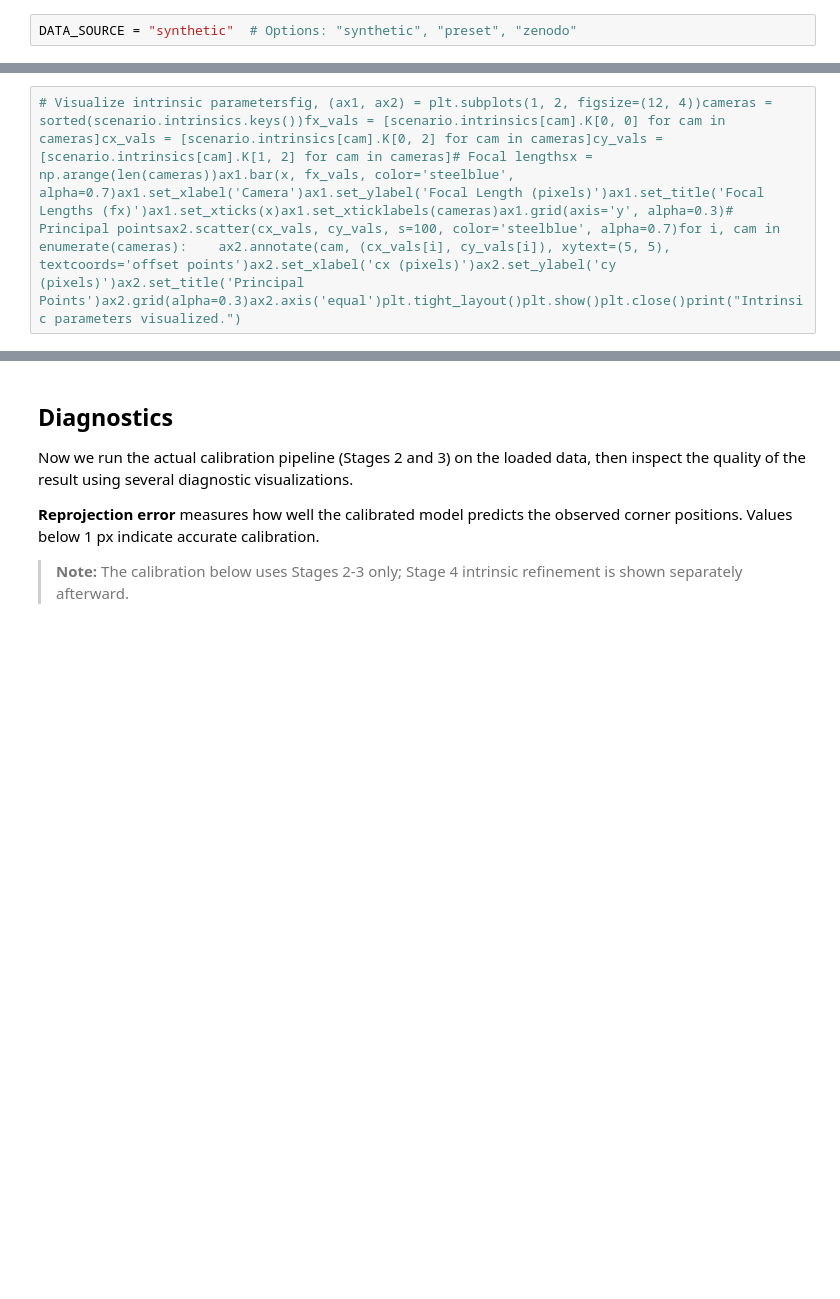
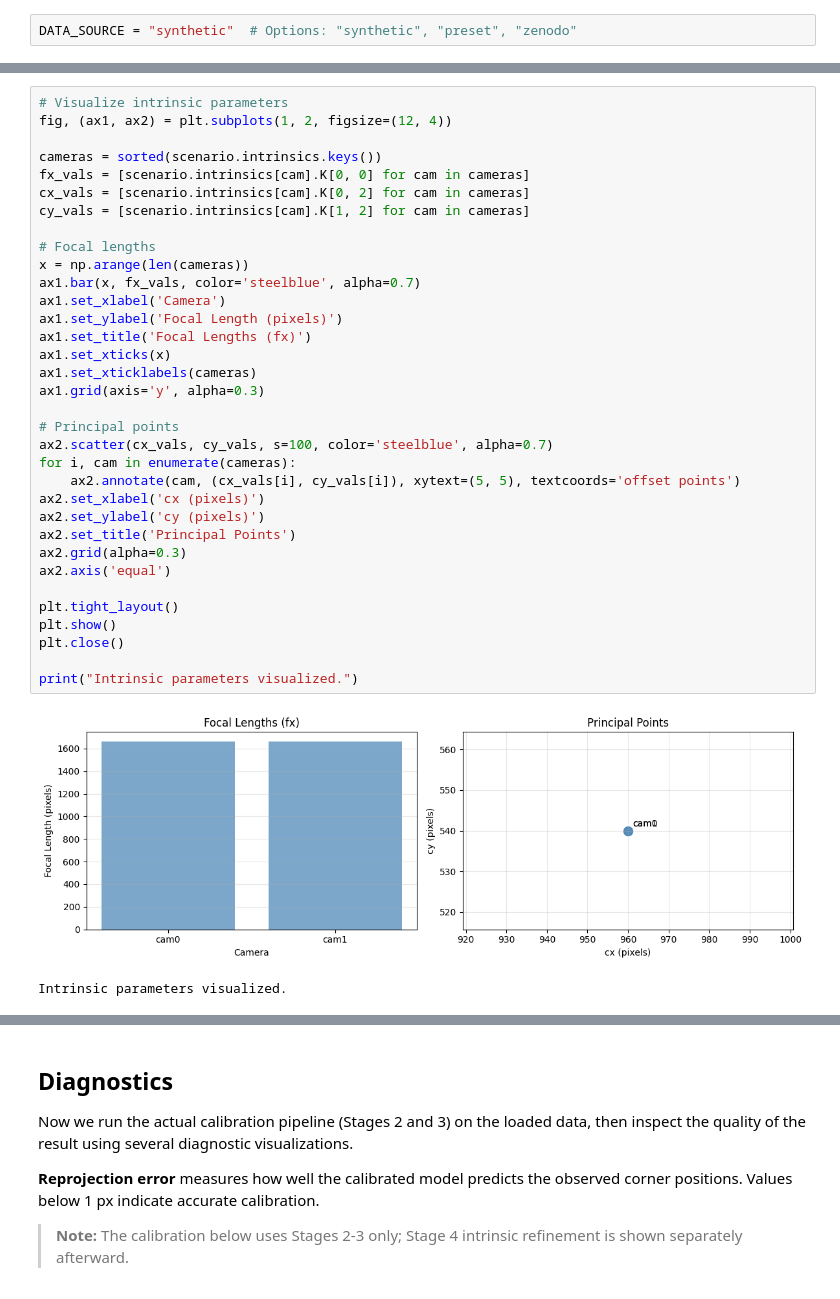
Before and after one commit to tlancaster6/AquaCal, a Jupyter notebook: docs/tutorials/01_full_pipeline.ipynb, the cells around one changed output, grey strips where cells are left out. Drawn from its saved outputs; the diff is of its cells as text; blank space fills up the shorter version.

```diff
--- a/docs/tutorials/01_full_pipeline.ipynb
+++ b/docs/tutorials/01_full_pipeline.ipynb
@@ -21,3 +115,38 @@ if DATA_SOURCE == "synthetic":    # Generate small synthetic rig (2 cameras, 10
 # %%
-# Visualize intrinsic parametersfig, (ax1, ax2) = plt.subplots(1, 2, figsize=(12, 4))cameras = sorted(scenario.intrinsics.keys())fx_vals = [scenario.intrinsics[cam].K[0, 0] for cam in cameras]cx_vals = [scenario.intrinsics[cam].K[0, 2] for cam in cameras]cy_vals = [scenario.intrinsics[cam].K[1, 2] for cam in cameras]# Focal lengthsx = np.arange(len(cameras))ax1.bar(x, fx_vals, color='steelblue', alpha=0.7)ax1.set_xlabel('Camera')ax1.set_ylabel('Focal Length (pixels)')ax1.set_title('Focal Lengths (fx)')ax1.set_xticks(x)ax1.set_xticklabels(cameras)ax1.grid(axis='y', alpha=0.3)# Principal pointsax2.scatter(cx_vals, cy_vals, s=100, color='steelblue', alpha=0.7)for i, cam in enumerate(cameras):    ax2.annotate(cam, (cx_vals[i], cy_vals[i]), xytext=(5, 5), textcoords='offset points')ax2.set_xlabel('cx (pixels)')ax2.set_ylabel('cy (pixels)')ax2.set_title('Principal Points')ax2.grid(alpha=0.3)ax2.axis('equal')plt.tight_layout()plt.show()plt.close()print("Intrinsic parameters visualized.")
+# Visualize intrinsic parameters
+fig, (ax1, ax2) = plt.subplots(1, 2, figsize=(12, 4))
+
+cameras = sorted(scenario.intrinsics.keys())
+fx_vals = [scenario.intrinsics[cam].K[0, 0] for cam in cameras]
+cx_vals = [scenario.intrinsics[cam].K[0, 2] for cam in cameras]
+cy_vals = [scenario.intrinsics[cam].K[1, 2] for cam in cameras]
+
+# Focal lengths
+x = np.arange(len(cameras))
+ax1.bar(x, fx_vals, color='steelblue', alpha=0.7)
+ax1.set_xlabel('Camera')
+ax1.set_ylabel('Focal Length (pixels)')
+ax1.set_title('Focal Lengths (fx)')
+ax1.set_xticks(x)
+ax1.set_xticklabels(cameras)
+ax1.grid(axis='y', alpha=0.3)
+
+# Principal points
+ax2.scatter(cx_vals, cy_vals, s=100, color='steelblue', alpha=0.7)
+for i, cam in enumerate(cameras):
+    ax2.annotate(cam, (cx_vals[i], cy_vals[i]), xytext=(5, 5), textcoords='offset points')
+ax2.set_xlabel('cx (pixels)')
+ax2.set_ylabel('cy (pixels)')
+ax2.set_title('Principal Points')
+ax2.grid(alpha=0.3)
+ax2.axis('equal')
+
+plt.tight_layout()
+plt.show()
+plt.close()
+
+print("Intrinsic parameters visualized.")
+# %% [output]
+[figure, added]
+Intrinsic parameters visualized.
 # %% [markdown]
```
Also changed, not shown: parts of 13 cells of this notebook, 2 other files.
